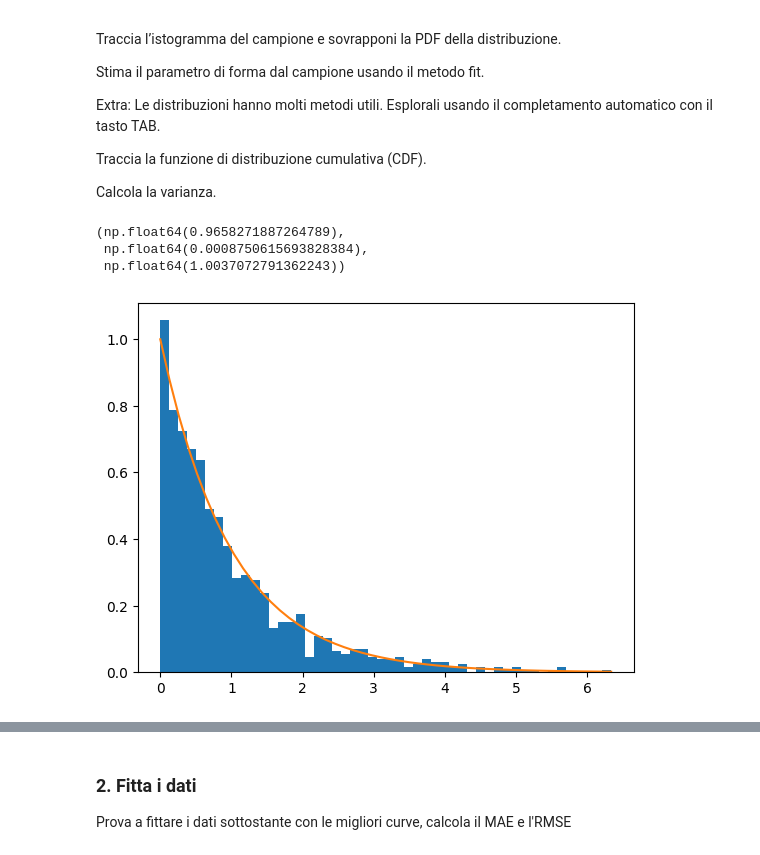
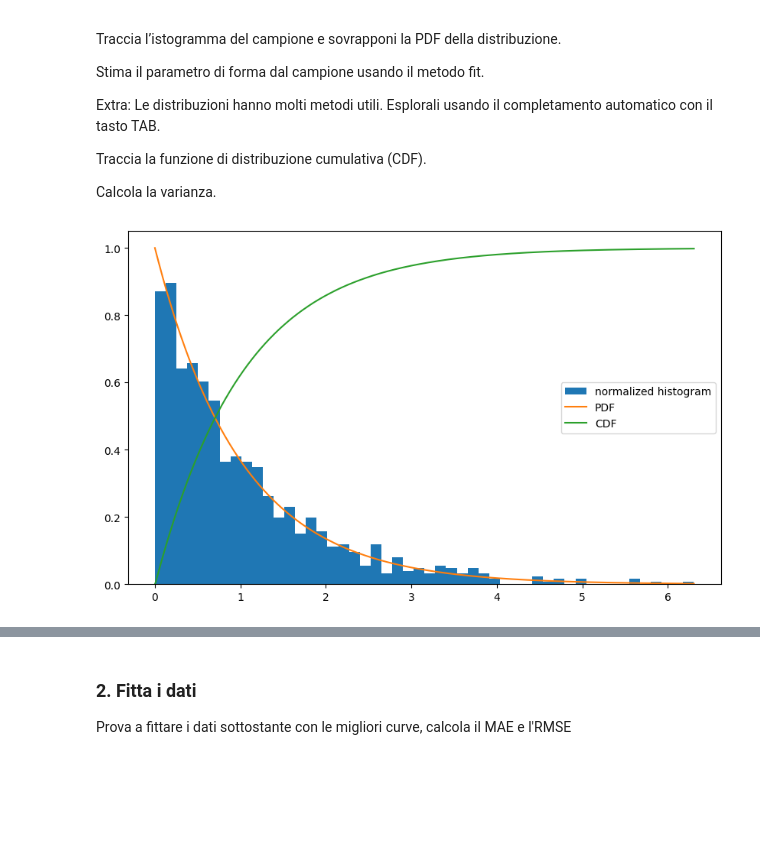
Before and after one commit to gregor-net/ProgrammingLab, a Jupyter notebook: 6_Esericzi_lez6.ipynb, the cells around one changed output, grey strips where cells are left out. Saved outputs shown, nothing was run; the diff lists cells and outputs as text; code cells hidden in the pictures; blank space fills up the shorter version.

```diff
--- a/6_Esericzi_lez6.ipynb
+++ b/6_Esericzi_lez6.ipynb
@@ -16,20 +16,22 @@ Calcola la varianza.
 # %%
 import numpy as np
 import matplotlib.pyplot as plt
 import scipy as sp
 import scipy.stats as stats
 
 dist = stats.gamma(a=1)
 sample = dist.rvs(size=1000)
 
+
+plt.figure(figsize=(10, 6))
 plt.hist(sample, bins=50, density=True, label='normalized histogram')
-x = np.linspace(0, np.max(sample))
+x = np.linspace(0, np.max(sample), 1000)
 plt.plot(x, dist.pdf(x), label='PDF')
+plt.plot(x, fitted_dist.cdf(x), label='CDF')
+plt.legend()
+plt.show()
 # %% [output]
-(np.float64(0.9658271887264789),
- np.float64(0.0008750615693828384),
- np.float64(1.0037072791362243))
-[figure, old version]
+[figure, new version]
 # %%
 a, loc, scale = stats.gamma.fit(sample)
 a, loc, scale
```
Also changed, not shown: parts of 2 cells of this notebook, 5 other files.
